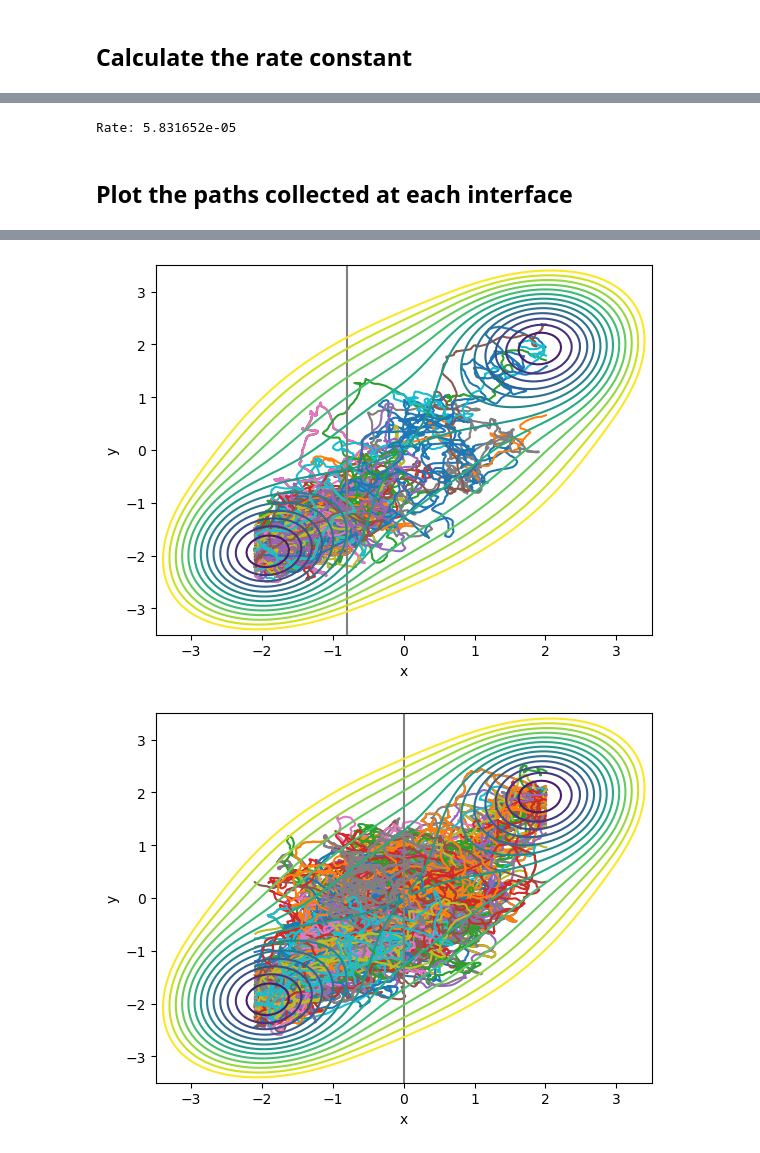
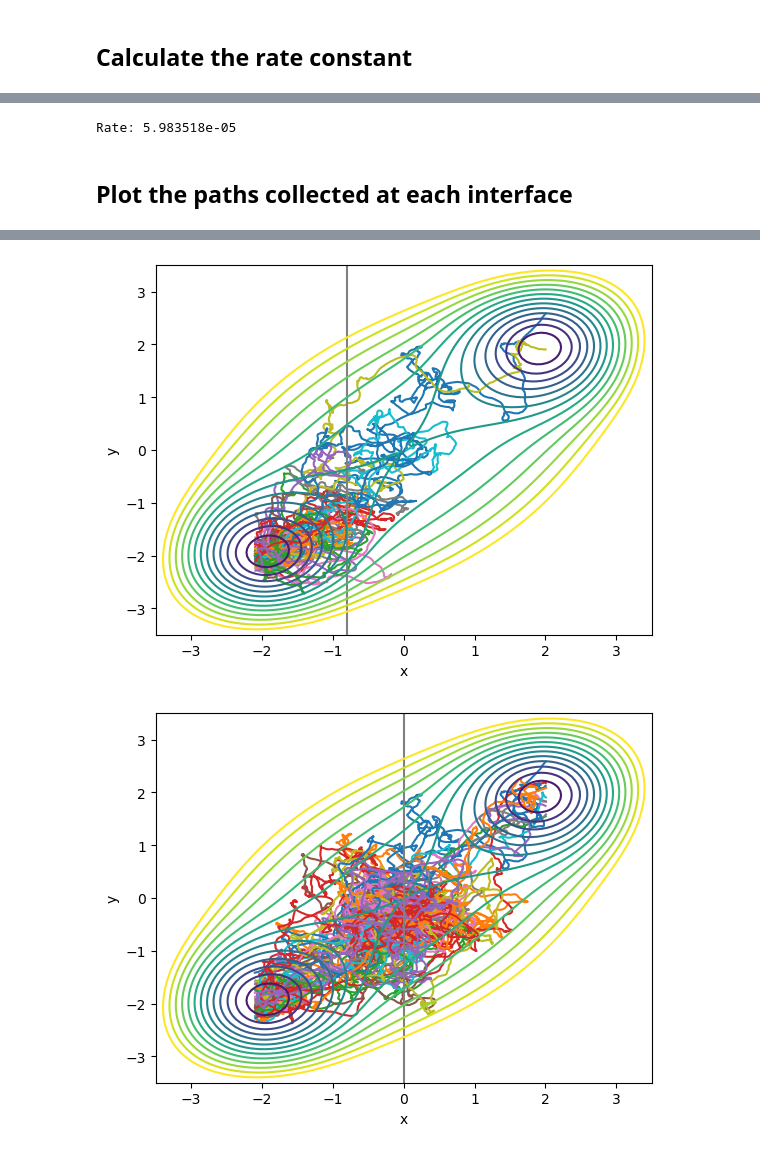
Before and after one commit to minhx010/iCoMSE-planning-spring2023, a Jupyter notebook: (RE)TIS-Code.ipynb, the cells around one changed output, grey strips where cells are left out. Cells and saved outputs as stored; diff of their text form; code cells hidden in the pictures.

```diff
--- a/(RE)TIS-Code.ipynb
+++ b/(RE)TIS-Code.ipynb
@@ -829,7 +829,7 @@ counts = np.zeros((ninterfaces,max_bins))
                                                                                 # size: interfaces x max_bins
 
 for i in range(ninterfaces):
-    ndiscard = 10                                                               # this corresponds to the number of paths between each decorrelated sample/path
+    ndiscard = 20                                                               # this corresponds to the number of paths between each decorrelated sample/path
     for move in range(start,n_moves+continue_moves,ndiscard):
         val = np.max(allpaths[i][move][:,6])                                    # gets the max op of this path, tells you how far this path has travelled
         nbin = int((val-interfaces[i])/bin_width)                               # tells us how many lambdas has this path crosses
@@ -873,12 +873,12 @@ for i in range(ninterfaces):
 rate = flux*cross_probs                                    # flux from the first crossing * product of crossing probability of all interface
 print("Rate: {:e}".format(rate))
 # %% [output]
-Rate: 5.831652e-05
+Rate: 5.983518e-05
 # %% [markdown]
 ## Plot the paths collected at each interface
 # %%
 #plot sampled paths from each interface
-skip = 10
+skip = 100
 
 for i in range(len(interfaces) - 1):
     plt.figure()
@@ -895,2 +895,2 @@ for i in range(len(interfaces) - 1):
-[figure, old version]
+[figure, new version]
-[figure, old version]
+[figure, new version]
```
Also changed, not shown: parts of 2 cells of this notebook, 2 other files.
